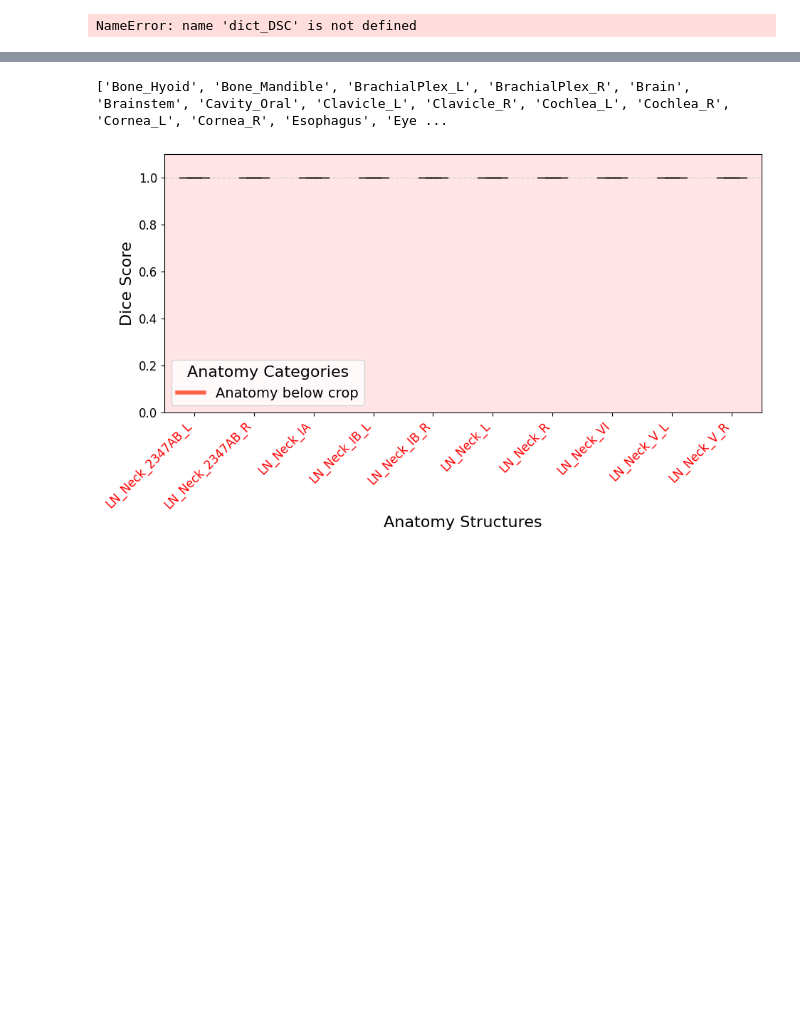
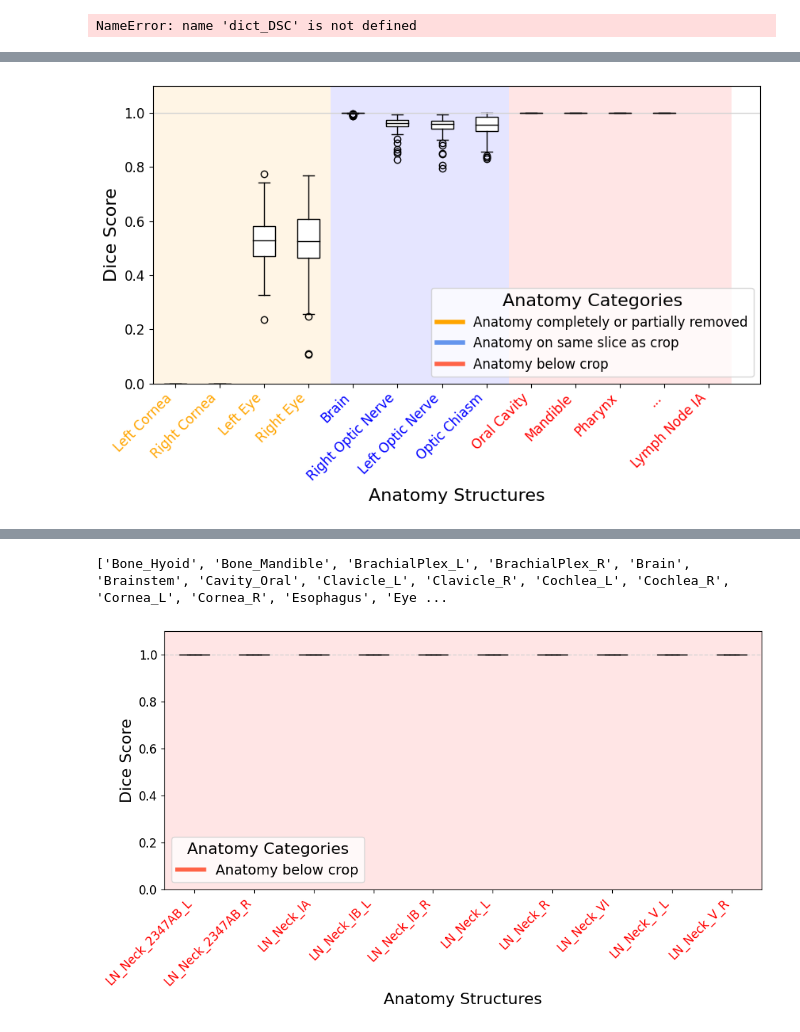
Before and after one commit to kildealab/defaceRT, a Jupyter notebook: Utility_Evaluation.ipynb, the cells around one changed output, grey strips where cells are left out. Drawn from its saved outputs; the diff is of its cells as text; code cells hidden in the pictures; blank space fills up the shorter version.

```diff
--- a/Utility_Evaluation.ipynb
+++ b/Utility_Evaluation.ipynb
@@ -494,4 +643,6 @@ ps_new = [f.split('_')[-2] for f in os.listdir('/mnt/iDriveShare/Kayla/Defacing/
 print(ps_new)
 # %% [output]
 ['1949', '454', '945', '723', '973', '946', '2027', '2058', '738', '469', '685', '1255', '473', '838', '54', '518', '694', '651', '820', '1892', '892', '937', '2061', '2017', '961', '773', '2041', '47 ...
+# %%
+dict_f = {}
 # %%
@@ -1260,0 +1400,69 @@ plt.show()
+# %%
+import matplotlib.pyplot as plt
+import numpy as np
+
+# Full list of organs
+selected_organs = ['Cornea_L', 'Cornea_R', 'Eye_L', 'Eye_R',
+                   'Brain', 'OpticNrv_R', 'OpticNrv_L', 'OpticChiasm',
+                   'Cavity_Oral', 'Bone_Mandible', 'Pharynx', 'LN_Neck_IA']
+
+# Get original labels and data
+labels = [selected_organs_dict[x] for x in selected_organs]
+data = [dict_organs[x] for x in selected_organs]
+colors = ['orange'] * 4 + ['blue'] * 4 + ['red'] * 4
+
+# Insert spacer before last organ
+labels.insert(-1, '...')
+data.insert(-1, [])         # empty list avoids error in boxplot
+colors.insert(-1, 'red')    # spacer shows as red category
+
+fig, ax = plt.subplots(figsize=(9, 6))
+
+# Background shading
+for i, color in enumerate(colors):
+    if color:  # skip if color is None
+        ax.axvspan(i + 0.5, i + 1.5, facecolor=color, alpha=0.1)
+
+# Filter data for valid entries
+plot_data = [d for d in data if isinstance(d, list) and d]
+
+# Create box plots
+boxplots = ax.boxplot(plot_data, vert=True, patch_artist=True)
+
+# Customize boxes
+for patch in boxplots['boxes']:
+    patch.set_facecolor('white')
+    patch.set_edgecolor('black')
+
+for partname in ('whiskers', 'caps', 'medians', 'fliers'):
+    plt.setp(boxplots[partname], color='black')
+
+# Axis labeling
+ax.set_ylabel('Dice Score', fontsize=16)
+ax.set_xlabel('Anatomy Structures', fontsize=16)
+ax.set_xticks(np.arange(1, len(labels) + 1))
+ax.set_xticklabels(labels, rotation=45, ha='right', fontsize=12)
+ax.axhline(y=1, color='lightgray', linestyle='-', linewidth=1)
+
+# Label color highlighting
+for i, label in enumerate(ax.get_xticklabels()):
+    label.set_color(colors[i])
+
+# Y-axis styling
+ax.set_ylim(0, 1.1)
+ax.set_yticks(np.arange(0, 1.1, 0.2))
+ax.set_yticklabels([f'{tick:.1f}' for tick in np.arange(0, 1.1, 0.2)], fontsize=12)
+
+# Legend
+legend_labels = ['Anatomy completely or partially removed',
+                 'Anatomy on same slice as crop',
+                 'Anatomy below crop']
+handles = [plt.Line2D([0], [0], color=c, lw=4)
+           for c in ['orange', 'cornflowerblue', 'tomato']]
+ax.legend(handles, legend_labels, fontsize=12,
+          title='Anatomy Categories', title_fontsize='16')
+
+fig.tight_layout()
+plt.show()
+# %% [output]
+[figure, added]
```
Also changed, not shown: parts of 37 cells of this notebook.
